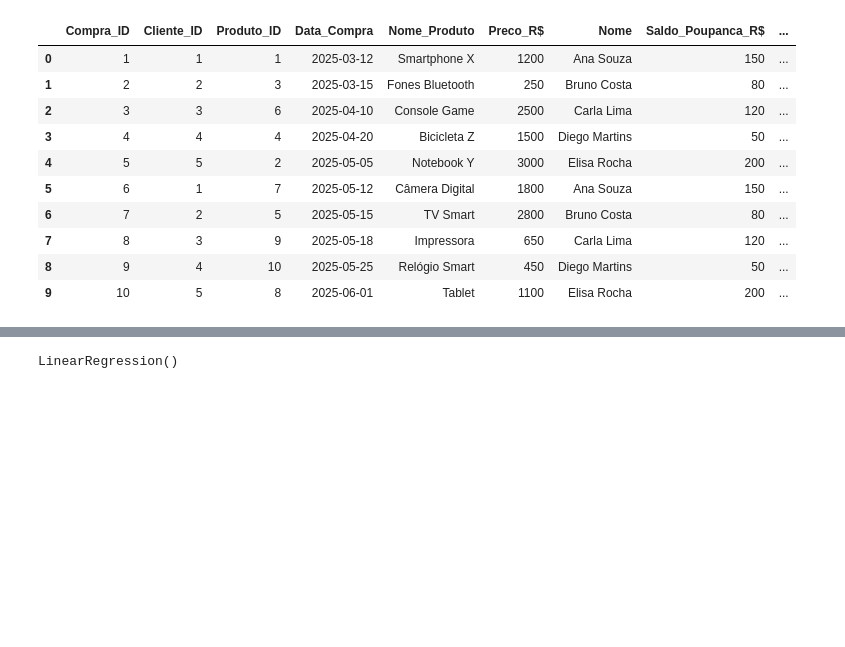
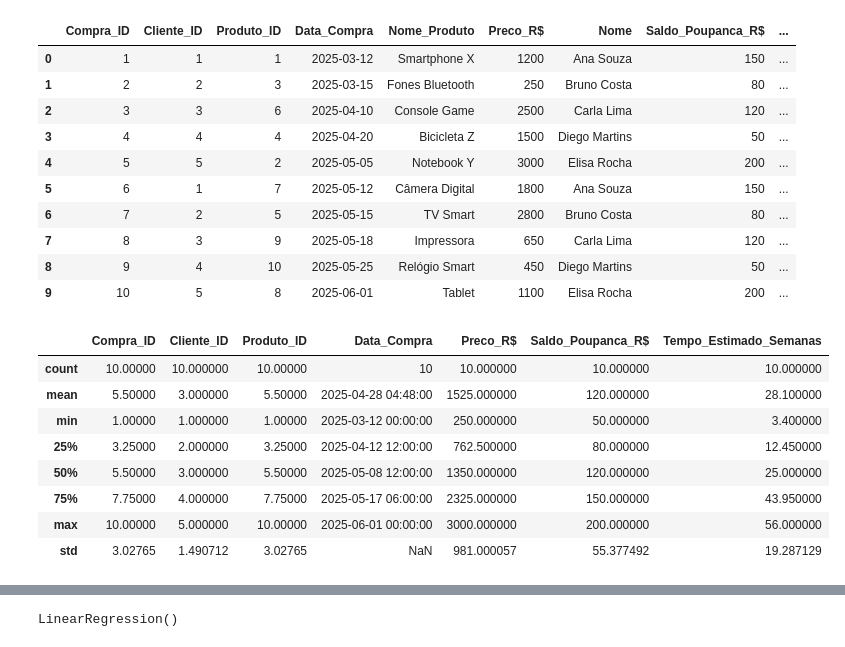
Before and after one commit to andsonandreribeiro09/Oficina_Regressao_Linear, a Jupyter notebook: Modelo_Entidade_Relacionamento_(ER).ipynb, the cells around one changed output, grey strips where cells are left out. Drawn from its saved outputs; the diff is of its cells as text; code cells hidden in the pictures; blank space fills up the shorter version.

```diff
--- a/Modelo_Entidade_Relacionamento_(ER).ipynb
+++ b/Modelo_Entidade_Relacionamento_(ER).ipynb
@@ -151,3 +152,15 @@ compra_produto_cliente
 | 7 | 8 | 3 | 9 | 2025-05-18 | Impressora | 650 | Carla Lima | 120 | ... |
 | 8 | 9 | 4 | 10 | 2025-05-25 | Relógio Smart | 450 | Diego Martins | 50 | ... |
 | 9 | 10 | 5 | 8 | 2025-06-01 | Tablet | 1100 | Elisa Rocha | 200 | ... |
+# %%
+compra_produto_cliente.describe()
+# %% [output]
+|  | Compra_ID | Cliente_ID | Produto_ID | Data_Compra | Preco_R$ | Saldo_Poupanca_R$ | Tempo_Estimado_Semanas |
+| count | 10.00000 | 10.000000 | 10.00000 | 10 | 10.000000 | 10.000000 | 10.000000 |
+| mean | 5.50000 | 3.000000 | 5.50000 | 2025-04-28 04:48:00 | 1525.000000 | 120.000000 | 28.100000 |
+| min | 1.00000 | 1.000000 | 1.00000 | 2025-03-12 00:00:00 | 250.000000 | 50.000000 | 3.400000 |
+| 25% | 3.25000 | 2.000000 | 3.25000 | 2025-04-12 12:00:00 | 762.500000 | 80.000000 | 12.450000 |
+| 50% | 5.50000 | 3.000000 | 5.50000 | 2025-05-08 12:00:00 | 1350.000000 | 120.000000 | 25.000000 |
+| 75% | 7.75000 | 4.000000 | 7.75000 | 2025-05-17 06:00:00 | 2325.000000 | 150.000000 | 43.950000 |
+| max | 10.00000 | 5.000000 | 10.00000 | 2025-06-01 00:00:00 | 3000.000000 | 200.000000 | 56.000000 |
+| std | 3.02765 | 1.490712 | 3.02765 | NaN | 981.000057 | 55.377492 | 19.287129 |
```
Also changed, not shown: parts of 8 cells of this notebook.
